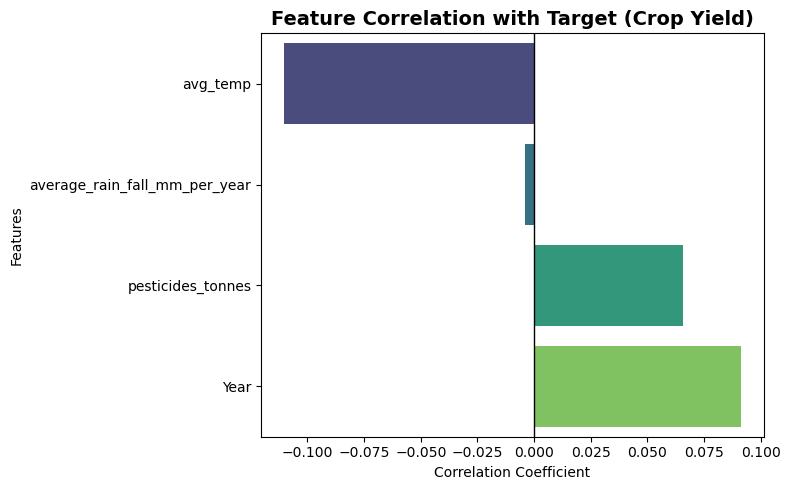
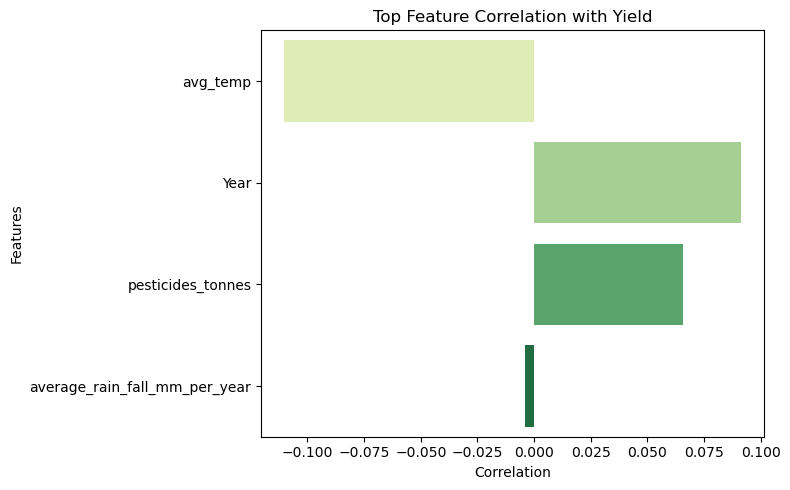
Unified diff of the notebook cell whose output changed from the first chart to the second:
--- before
+++ after
@@ -1,32 +1,33 @@
-#Top Feature Correlation with Target
-target_corr = (
-    df.corr(numeric_only=True)["hg/ha_yield"]
-      .drop("hg/ha_yield")
-      .sort_values()
-)
+import matplotlib.pyplot as plt
+import seaborn as sns
+
+corr = df.select_dtypes(include="number").corr()["hg/ha_yield"]
+
+corr = corr.drop("hg/ha_yield")
+
+corr = corr.sort_values(key=abs, ascending=False)
 
 plt.figure(figsize=(8,5))
 
 sns.barplot(
-    x=target_corr.values,
-    y=target_corr.index,
-    hue=target_corr.index,
-    palette="viridis",
+    x=corr.values,
+    y=corr.index,
+    hue=corr.index,
+    palette="YlGn",
     legend=False
 )
 
-plt.axvline(0,color="black",linewidth=1)
-
-plt.title(
-    "Feature Correlation with Target (Crop Yield)",
-    fontsize=14,
-    fontweight="bold"
-)
-
-plt.xlabel("Correlation Coefficient")
-
+plt.title("Top Feature Correlation with Yield")
+plt.xlabel("Correlation")
 plt.ylabel("Features")
 
 plt.tight_layout()
 
+plt.savefig(
+    "../images/top_feature_correlation.png",
+    dpi=300,
+    bbox_inches="tight"
+)
+
 plt.show()
+plt.close()

Commit: Enhance CropYield Predictor dashboard and update EDA visualizations